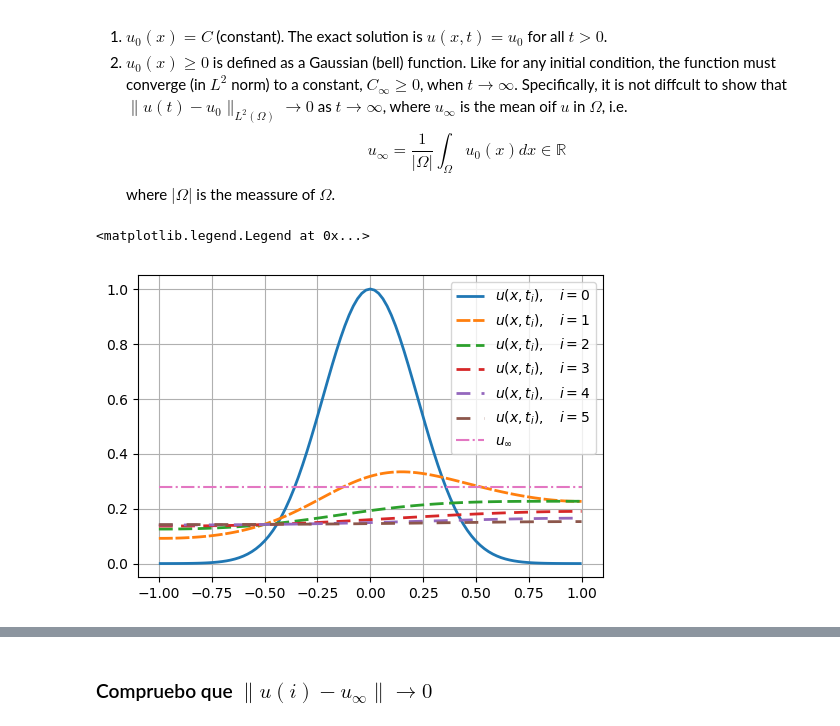
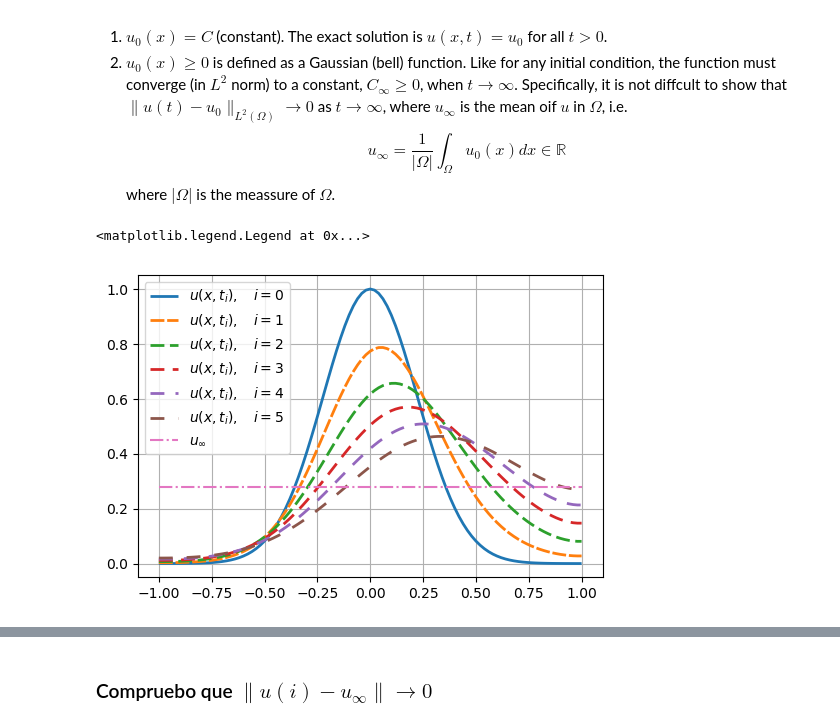
Before and after one commit to rrgalvan/keller-segel-schemes, a Jupyter notebook: Diferencias-finitas/Convection-Diffusion 1D_Cambio_Rafa.ipynb, the cells around one changed output, grey strips where cells are left out. Cells and saved outputs as stored; diff of their text form; code cells hidden in the pictures.

Commit message:
conv-dif

```diff
--- a/Diferencias-finitas/Convection-Diffusion 1D_Cambio_Rafa.ipynb
+++ b/Diferencias-finitas/Convection-Diffusion 1D_Cambio_Rafa.ipynb
@@ -84,8 +84,8 @@ import matplotlib.pyplot as mpl
 from numpy import diag, ones, linspace, array, reshape
 from numpy.linalg import solve
 # %%
-def convection_diffusion_equation_neumann_1d(f, u_init, nx_intervals=10, nt_intervals=2,
-                             a=0, b=1, T=1, nu=1, verbosity=0, conv=5):
+def convection_diffusion_equation_neumann_1d(f, u_init, nx_intervals, nt_intervals,
+                             a, b, T, nu, verbosity, conv):
     """
     Heat equatin with Homogeneous Neumann Boundary Conditions.
     * f: RHS
@@ -124,7 +124,7 @@ def convection_diffusion_equation_neumann_1d(f, u_init, nx_intervals=10, nt_inte
     #     (downwind approx: conv*u'_i = -conv*(-u'_i) ~ (-conv)*( u_i - u_{i+1})/h )
     c0 = 1 + 2*(k*nu)/h**2 + abs(conv)*k/h
 
-    # Negative extra-diagonal coefficents (from upwind/downwid approx above)
+    # Negative extra-diagonal coefficents (from upwind/downwind approx above)
     c1 = -k*nu/h**2 - plus(conv)*k/h  # Under diagonal. If conv>0: -conv; else: 0
     c2 = -k*nu/h**2 + minus(conv)*k/h # Over diagonal. If conv<0: conv; else: 0
 
@@ -213,27 +213,27 @@ u_gauss = lambda x: np.exp(-C_gauss*(x**2))
 # %%
 NT = 6
 NX = 100
 X0 = -1
 X1 = 1
 u, x, t = convection_diffusion_equation_neumann_1d(f, u_init=u_gauss,
                                     nx_intervals=NX, nt_intervals=NT,
-                                    a=X0, b=X1, T=1, nu=2, conv=5, verbosity=0)
+                                    a=X0, b=X1, T=0.1, nu=1, conv=5, verbosity=0)
 
 for i in range(NT):
     my_plot(x, u[i], i)
     #mpl.show()
 def quad(u, x):
     """F.C. trapecios compuesta"""
     h=x[1]-x[0]
 
     q = h/2* (sum(u[:-1]) + sum(u[1:]))
         # q = h* (u[0]/2 + sum(u[1:-1]) + u[-1]/2)
     return q
 
 u_infty = quad(u[0], x)/(X1-X0) # Media de u_0 en [a,b]
 mpl.plot(x, u_infty*np.ones_like(x), "-.", label="$u_\infty$")
 mpl.grid()
 mpl.legend()
 # %% [output]
 <matplotlib.legend.Legend at 0x...>
-[figure, old version]
+[figure, new version]
```
Also changed, not shown: parts of 5 cells of this notebook, 9 other files.
